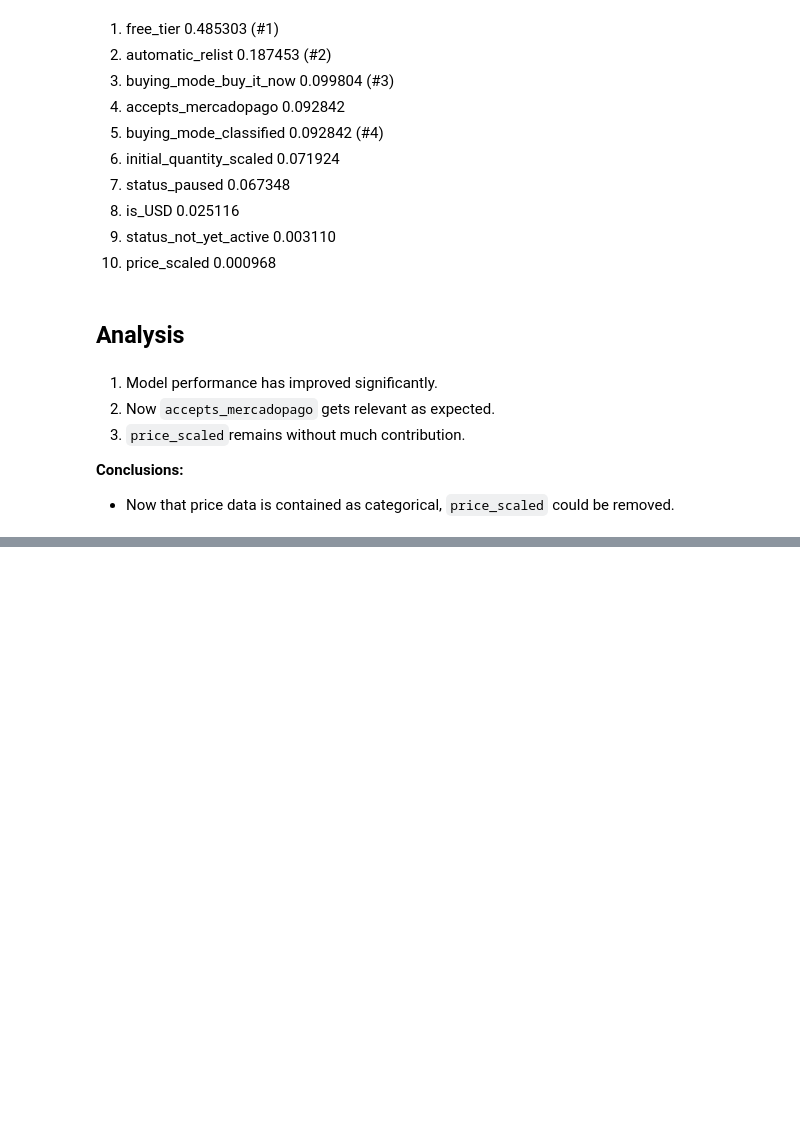
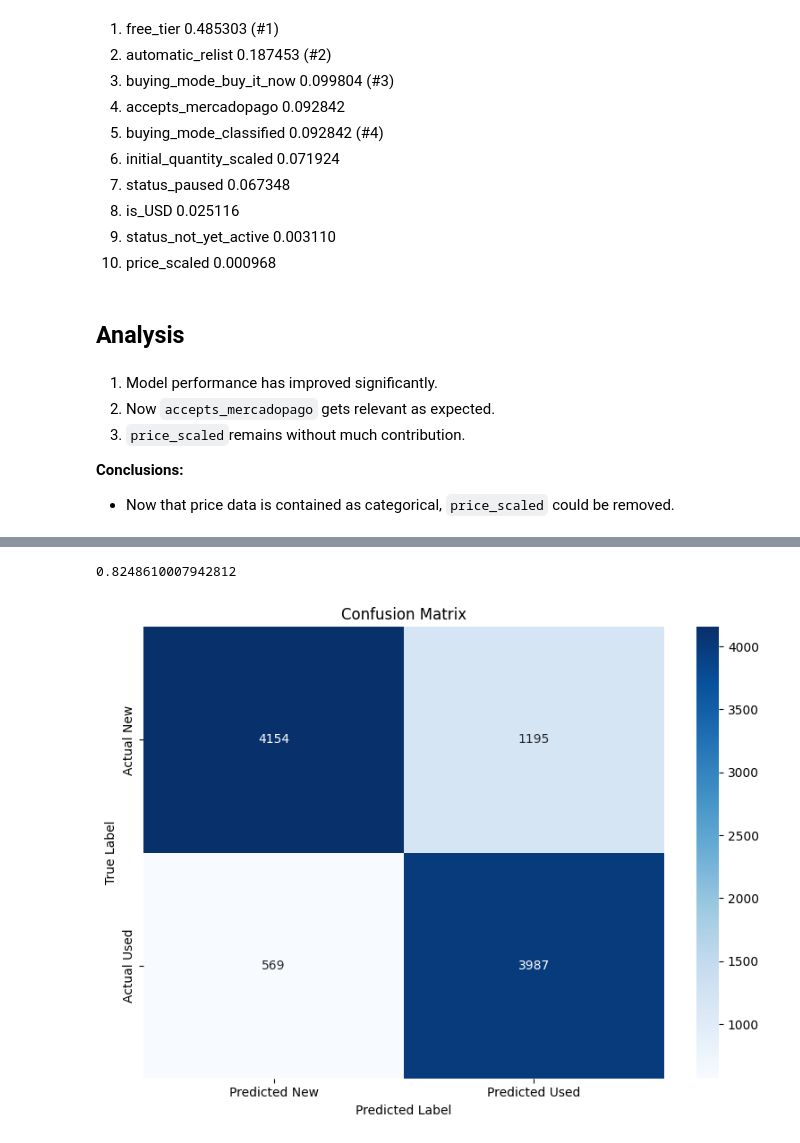
Before and after one commit to MLsound/mercadolibre-new-used-prediction, a Jupyter notebook: Model_Design.ipynb, the cells around one changed output, grey strips where cells are left out. Drawn from its saved outputs; the diff is of its cells as text; code cells hidden in the pictures; blank space fills up the shorter version.

Commit message:
Feat: Random Forest classifier

```diff
--- a/Model_Design.ipynb
+++ b/Model_Design.ipynb
@@ -1897,0 +1919,3 @@ is_working_hours: 0.1724
+# %%
+y_train_lbl = y_train.map(classes)
+y_test_lbl = y_test.map(classes)
@@ -1897,0 +2013,12 @@ is_working_hours: 0.1724
+# %%
+from sklearn.ensemble import RandomForestClassifier
+
+# Initialize the Logistic Regression model
+#model = LogisticRegression(class_weight='balanced', random_state=42)
+model = RandomForestClassifier(n_estimators=100, class_weight='balanced', random_state=42)
+history.at[index, 'model'] = model.__class__.__name__ # for logging
+# %%
+# Train the model using the scaled training data
+print("Training the Logistic Regression model...")
+model.fit(X_train, y_train)
+print("Model training complete.")
@@ -1897,0 +2030,7 @@ is_working_hours: 0.1724
+# %%
+# Predict on the scaled test data
+y_pred = model.predict(X_test)
+y_pred_lbl = pd.Series(y_pred).map(classes)
+
+# Getprediction probabilities (useful for ROC curves, etc.
+y_pred_proba = model.predict_proba(X_test)
@@ -1897,0 +2059,23 @@ is_working_hours: 0.1724
+# %%
+f1_score(y_test, y_pred,average='binary')
+# %% [output]
+0.8248610007942812
+# %%
+import matplotlib.pyplot as plt
+import seaborn as sns
+
+# Calculate the confusion matrix
+conf_matrix = confusion_matrix(y_test_lbl, y_pred_lbl)
+
+# Plot the confusion matrix
+plt.figure(figsize=(8, 6))
+sns.heatmap(conf_matrix, annot=True, fmt='d', cmap='Blues',
+            xticklabels=['Predicted New', 'Predicted Used'],
+            yticklabels=['Actual New', 'Actual Used'])
+plt.xlabel('Predicted Label')
+plt.ylabel('True Label')
+plt.title('Confusion Matrix')
+plt.tight_layout()
+if save_graph: plt.savefig('confusion_matrix.png')
+# %% [output]
+[figure, added]
```
Also changed, not shown: parts of 30 cells of this notebook, 2 other files.
